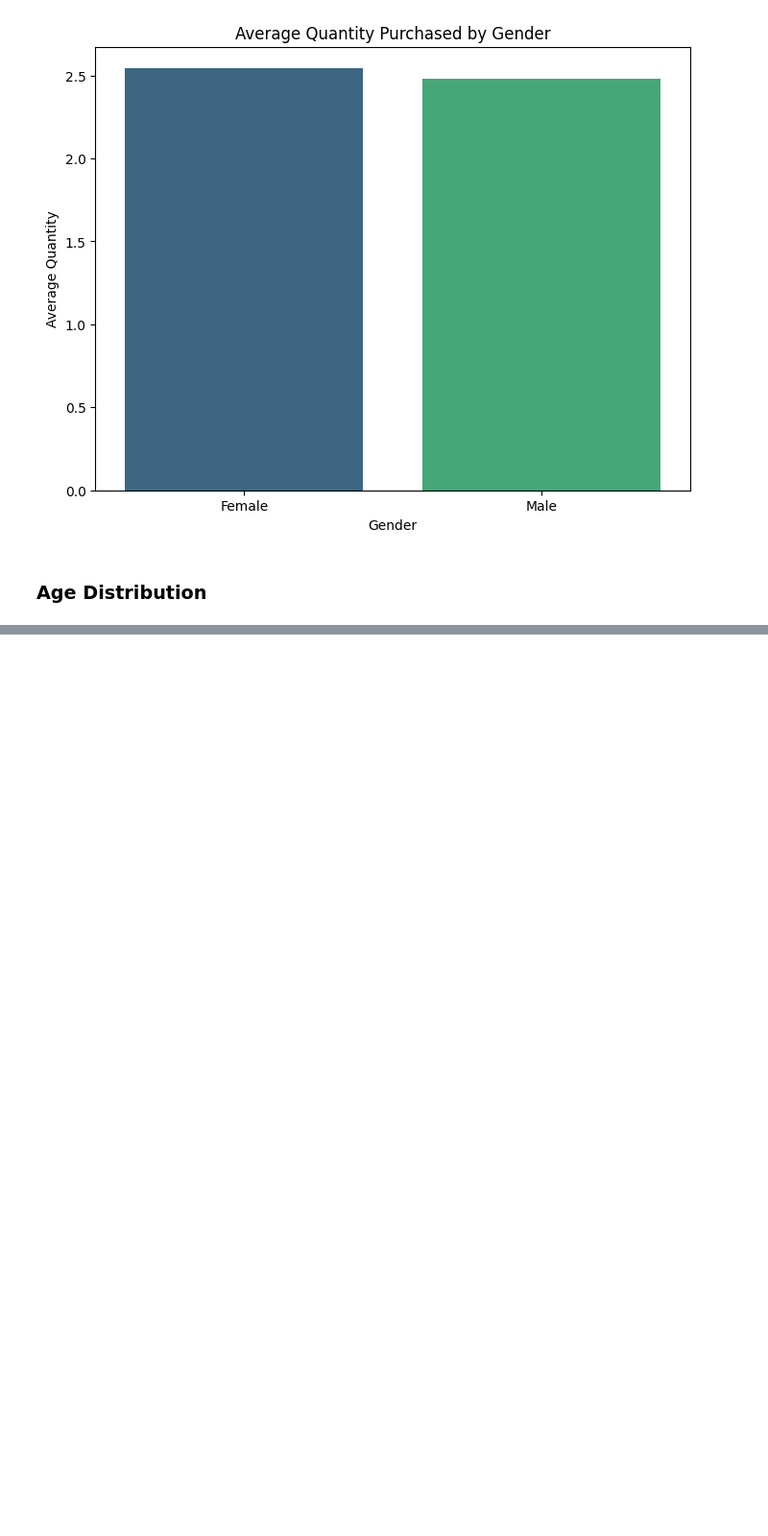
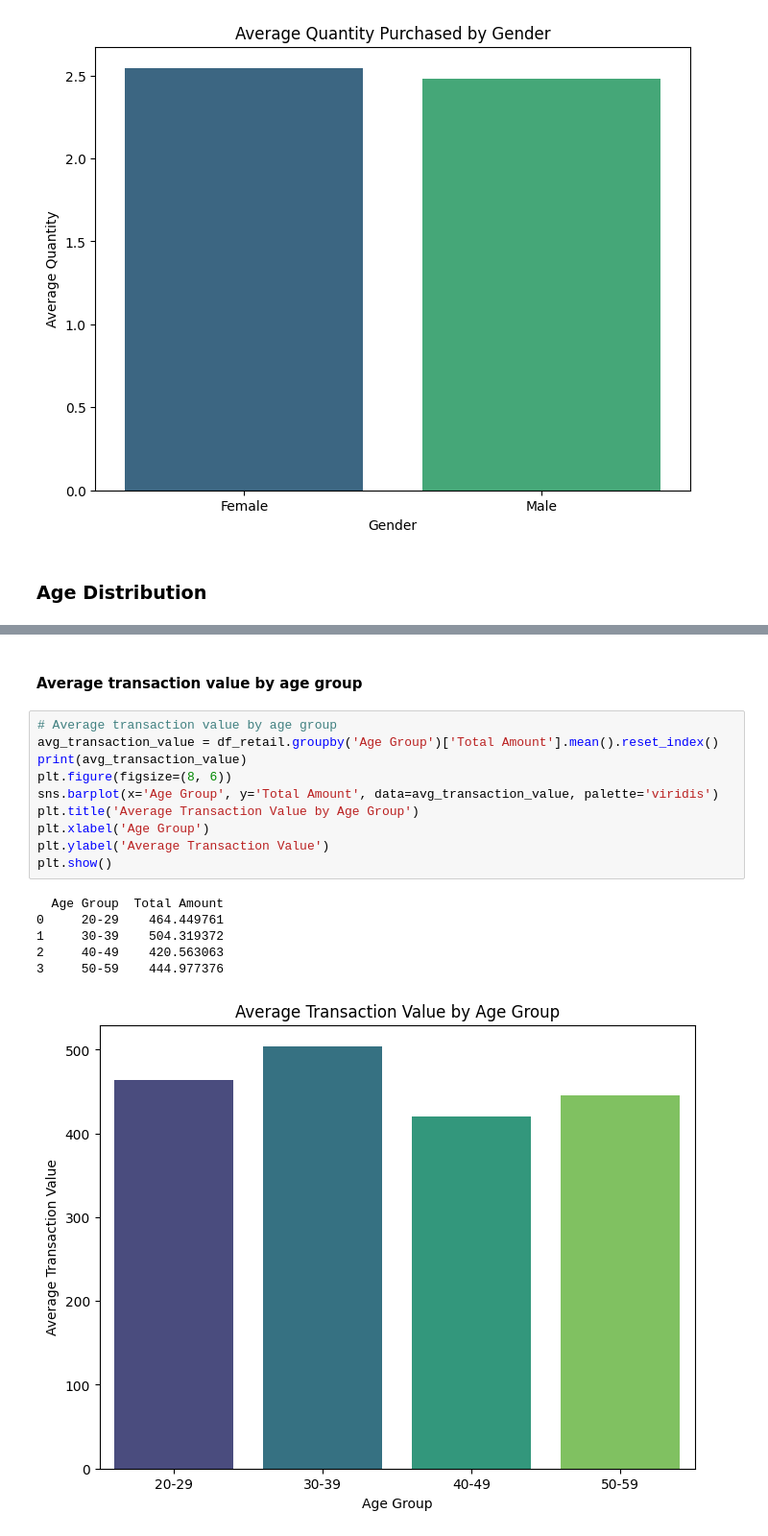
Before and after one commit to OptimusCoderr/Oasis_Infobyte, a Jupyter notebook: oasis-infobyte-retail-sales.ipynb, the cells around one changed output, grey strips where cells are left out. Shown at 96% size. Saved outputs shown, nothing was run; the diff lists cells and outputs as text; blank space fills up the shorter version.

```diff
--- a/oasis-infobyte-retail-sales.ipynb
+++ b/oasis-infobyte-retail-sales.ipynb
@@ -215,0 +243,19 @@ Name: Quantity, dtype: float64
+# %% [markdown]
+#### Average transaction value by age group
+# %%
+# Average transaction value by age group
+avg_transaction_value = df_retail.groupby('Age Group')['Total Amount'].mean().reset_index()
+print(avg_transaction_value)
+plt.figure(figsize=(8, 6))
+sns.barplot(x='Age Group', y='Total Amount', data=avg_transaction_value, palette='viridis')
+plt.title('Average Transaction Value by Age Group')
+plt.xlabel('Age Group')
+plt.ylabel('Average Transaction Value')
+plt.show()
+# %% [output]
+  Age Group  Total Amount
+0     20-29    464.449761
+1     30-39    504.319372
+2     40-49    420.563063
+3     50-59    444.977376
+[figure, added]
```
Also changed, not shown: parts of 17 cells of this notebook.
